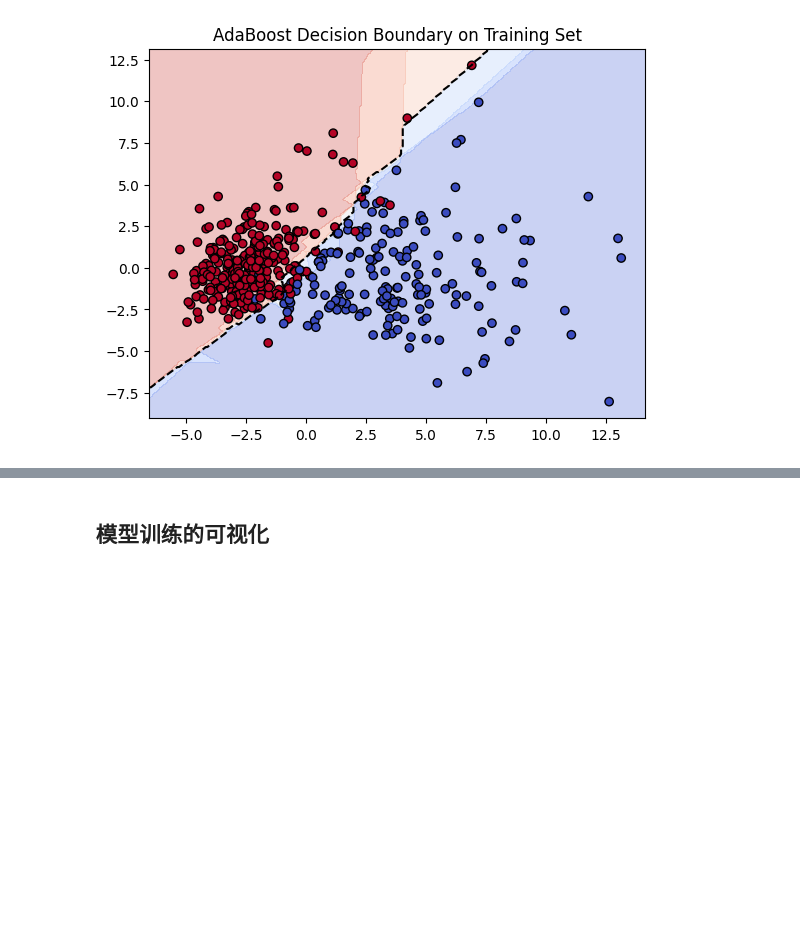
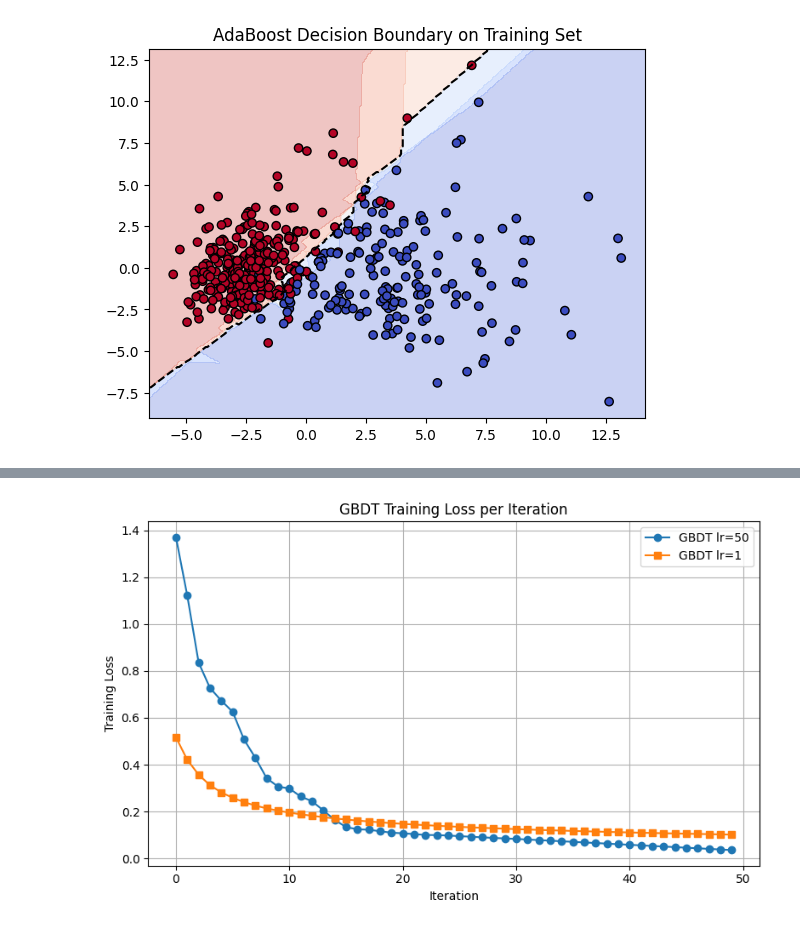
Before and after one commit to xinchengo/USTC-AI3002-25fall, a Jupyter notebook: LABs/LAB3/Ensemble_learning/code/visualize.ipynb, the cells around one changed output, grey strips where cells are left out. Drawn from its saved outputs; the diff is of its cells as text; code cells hidden in the pictures; blank space fills up the shorter version.

```diff
--- a/LABs/LAB3/Ensemble_learning/code/visualize.ipynb
+++ b/LABs/LAB3/Ensemble_learning/code/visualize.ipynb
@@ -140,2 +149,18 @@ for i, n in enumerate(num_models):
-# %% [markdown]
-## 模型训练的可视化
+# %%
+save_path = f"../../assets/gbdt_training_curve.png"
+
+plt.figure(figsize=(8, 5))
+plt.plot(models[0].train_losses, marker='o', linestyle='-', label=f"GBDT lr={models[0].learning_rate}")
+plt.plot(models[1].train_losses, marker='s', linestyle='-', label=f"GBDT lr={models[1].learning_rate}")
+plt.legend()
+plt.title("GBDT Training Loss per Iteration")
+plt.xlabel("Iteration")
+plt.ylabel("Training Loss")
+plt.grid(True)
+plt.tight_layout()
+
+if save_path:
+    plt.savefig(save_path)
+plt.show()
+# %% [output]
+[figure, added]
```
Also changed, not shown: parts of 7 cells of this notebook, 17 other files.
